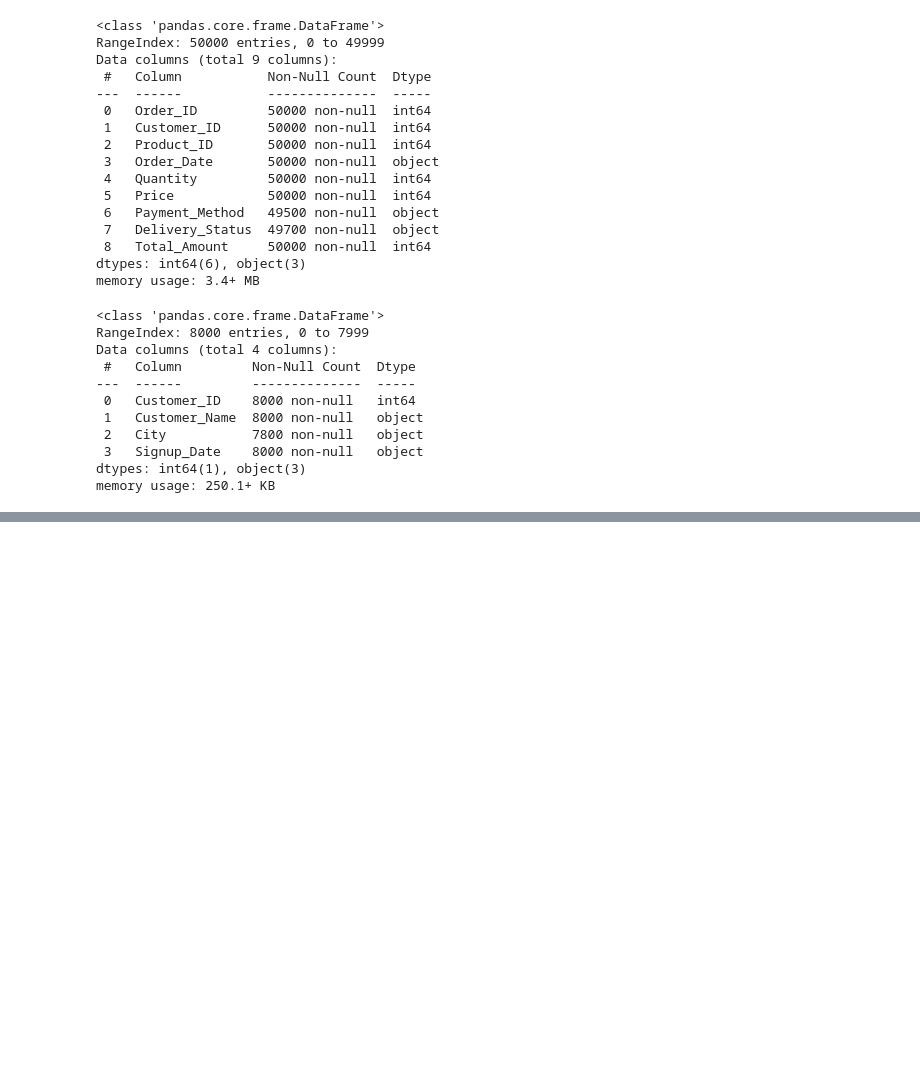
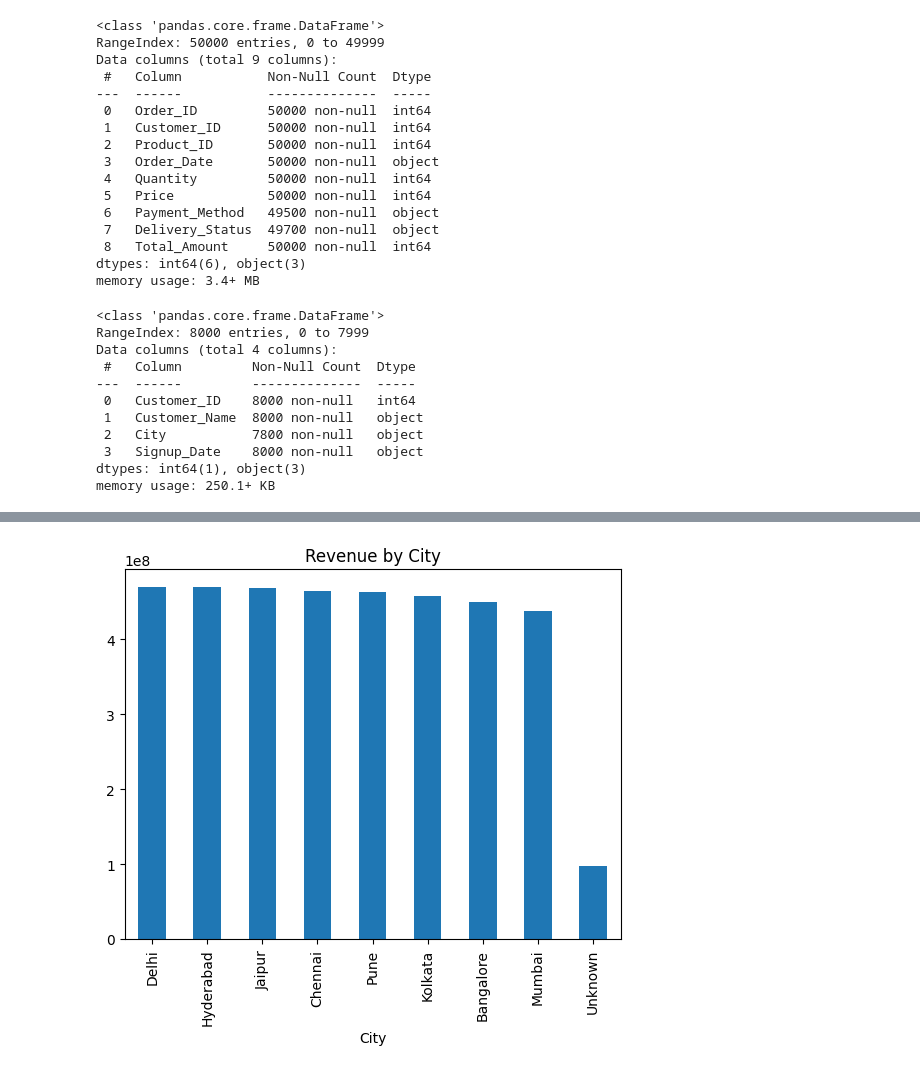
Before and after one commit to GiggaCat/ecommerce-data-analytics-project, a Jupyter notebook: python/analysis.ipynb, the cells around one changed output, grey strips where cells are left out. Drawn from its saved outputs; the diff is of its cells as text; code cells hidden in the pictures; blank space fills up the shorter version.

Commit message:
Complete analysis using Pandas

```diff
--- a/python/analysis.ipynb
+++ b/python/analysis.ipynb
@@ -124,3 +124,14 @@ customers['City'] = customers['City'].fillna('Unknown')
 orders['Order_Date'] = pd.to_datetime(orders['Order_Date'])
 # %%
 customers['Signup_Date'] = pd.to_datetime(customers['Signup_Date'])
+# %%
+# ===============================
+# MERGING TABLES
+# ===============================
+
+df = pd.merge(
+    orders,
+    customers,
+    on="Customer_ID",
+    how="left"
+)
@@ -126,0 +147,7 @@ customers['Signup_Date'] = pd.to_datetime(customers['Signup_Date'])
+# %%
+# ===============================
+# ANALYSIS
+# ===============================
+
+# Revenue by City
+city_revenue = df.groupby('City')['Total_Amount'].sum().sort_values(ascending=False)
@@ -126,0 +248,10 @@ customers['Signup_Date'] = pd.to_datetime(customers['Signup_Date'])
+# %%
+# ===============================
+# Visualization
+# ===============================
+
+city_revenue.plot(kind='bar')
+plt.title('Revenue by City')
+plt.show()
+# %% [output]
+[figure, added]
```
Also changed, not shown: parts of 15 cells of this notebook.
